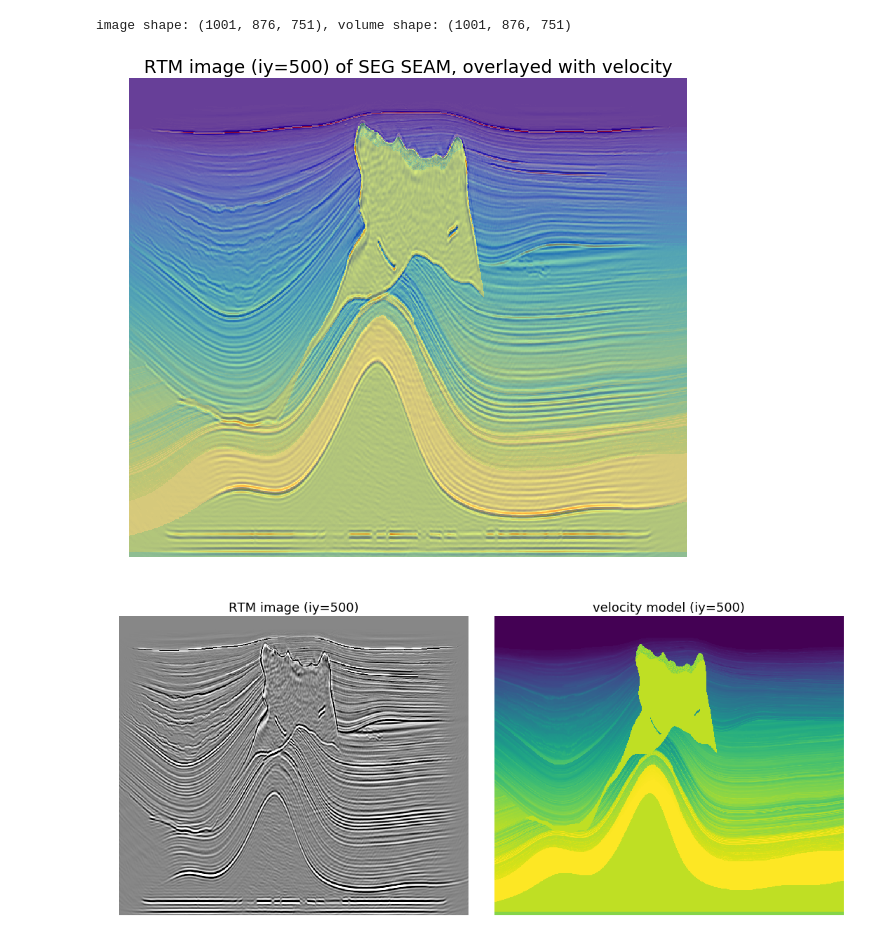
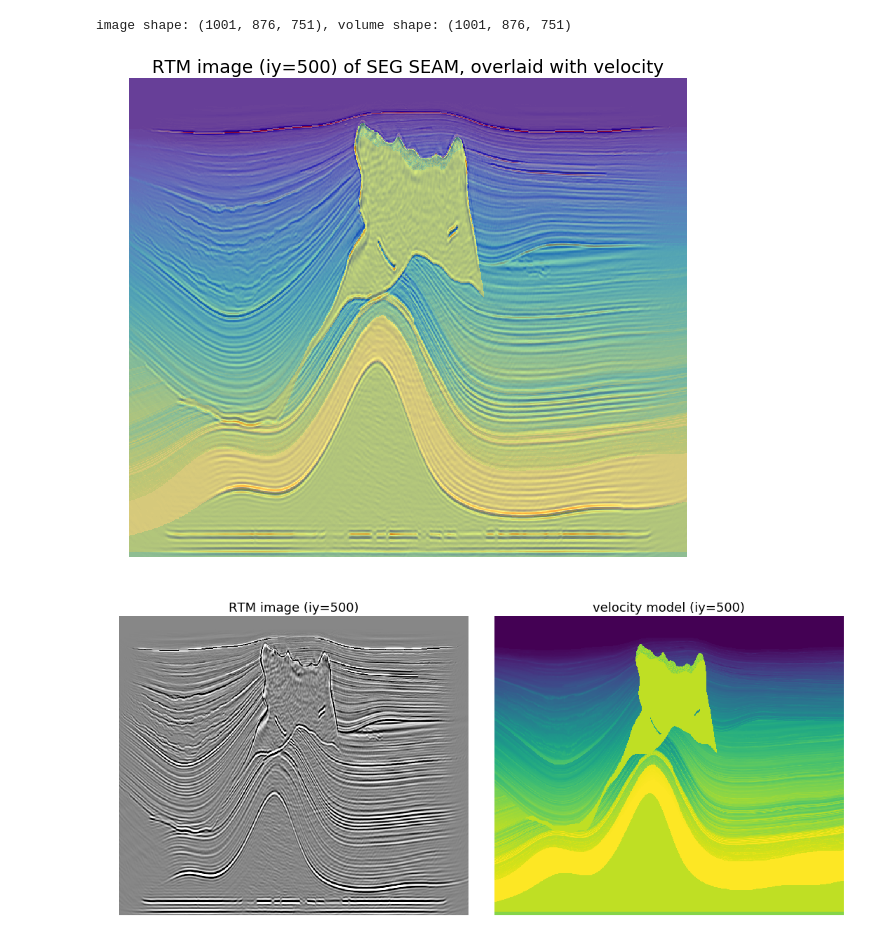
Before and after one commit to lonestar686/pytorch-saltnet, a Jupyter notebook: predict_seam.ipynb, the cells around one changed output. Saved outputs shown, nothing was run; the diff lists cells and outputs as text; code cells hidden in the pictures.

```diff
--- a/predict_seam.ipynb
+++ b/predict_seam.ipynb
@@ -29,28 +29,35 @@ ny = 1001; nx = 876; nz = 751;
 
 # middle y
 iy0 = ny//2
+
+# picture locations
+import os
+pic_dir = 'junks'
+if not os.path.isdir(pic_dir):
+    os.makedirs(pic_dir)
 # %%
 # image
 img_name = 'dataset_seam/Img.H@'
 img = np.fromfile(img_name, dtype=np.float32).reshape(ny, nx, nz)
 
 # velocity
 vol_name = 'dataset_seam/Vo.H@'
 vol = np.fromfile(vol_name, dtype=np.float32).reshape(ny, nx, nz)
 
 # the shapes
 print(f'image shape: {img.shape}, volume shape: {vol.shape}')
 
 #
 plt.figure(figsize=(10, 10))
 plt.imshow(img[iy0, :, :].transpose(1,0), cmap='seismic')
 plt.imshow(vol[iy0, :, :].transpose(1,0), alpha=0.6)
-plt.title(f'RTM image (iy={iy0}) of SEG SEAM, overlayed with velocity', fontsize=18)
+plt.title(f'RTM image (iy={iy0}) of SEG SEAM, overlaid with velocity', fontsize=18)
 plt.axis('off');
-plt.savefig('seam_rtm_vel_y500.png')
+
+plt.savefig(os.path.join(pic_dir, 'seam_rtm_vel_y500.png'))
 # %% [output]
 image shape: (1001, 876, 751), volume shape: (1001, 876, 751)
-[figure, old version]
+[figure, new version]
 # %%
 from dataset_seam import SEAM
 
```
Also changed, not shown: parts of 9 cells of this notebook.
